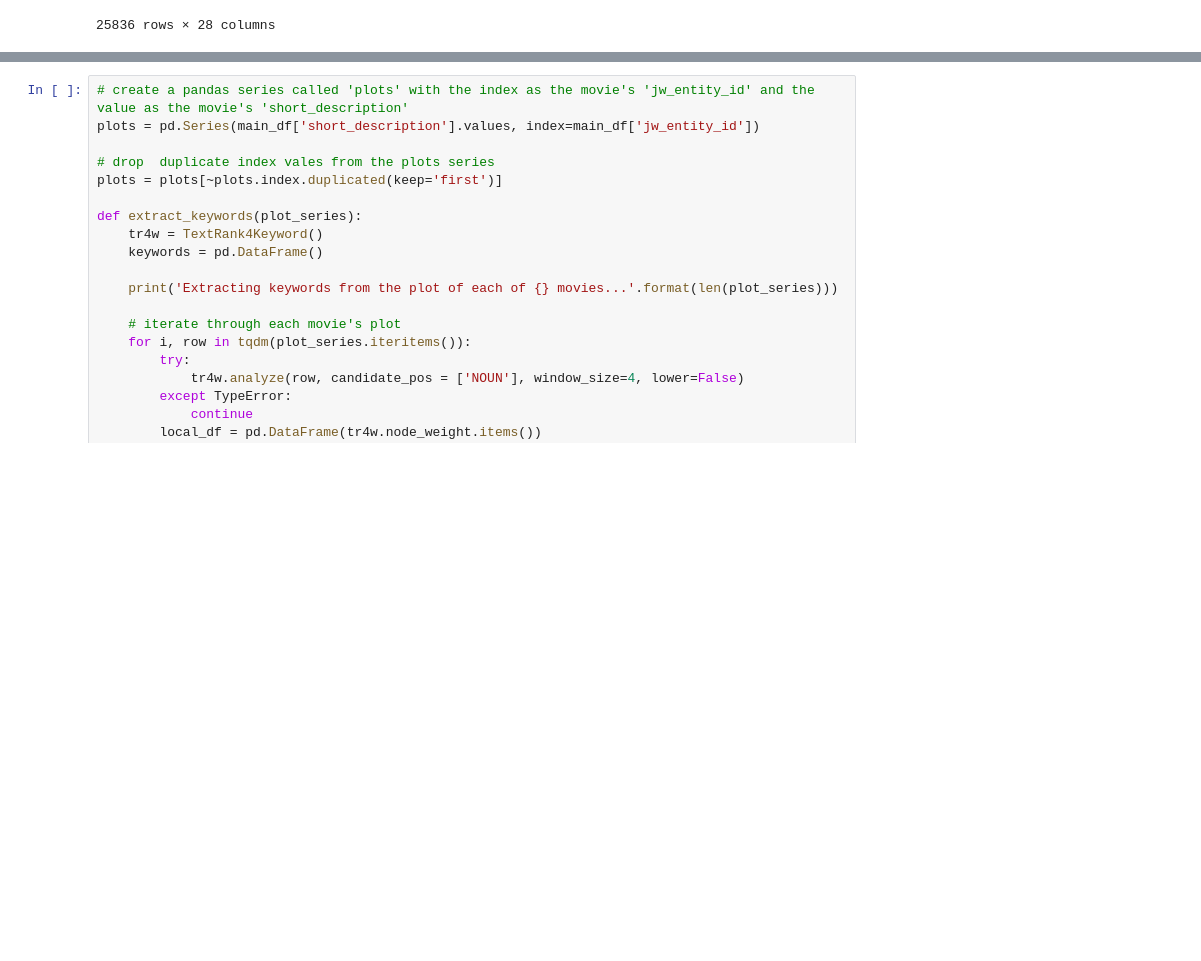
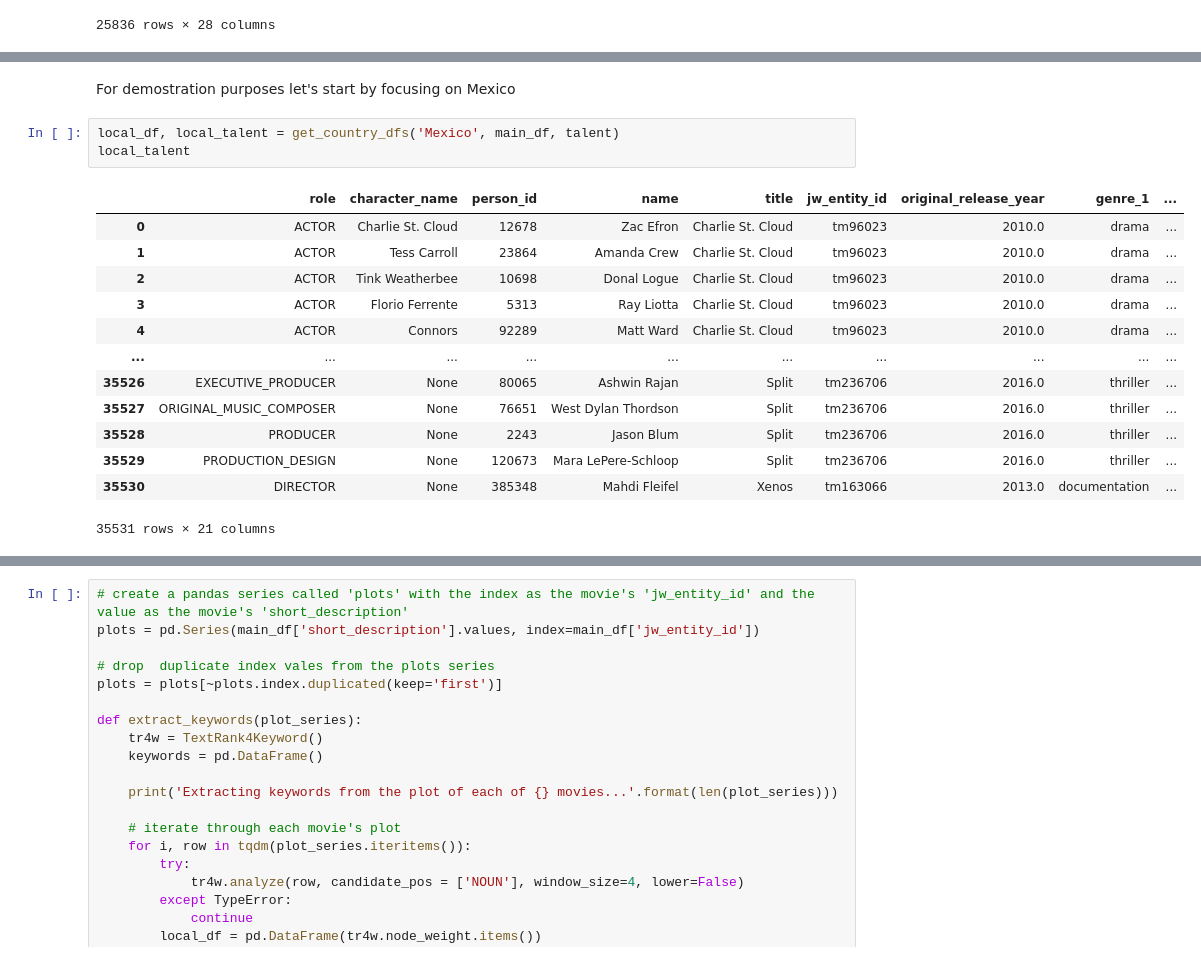
Before and after one commit to AlexCodeGlider/filmStreamingForecast, a Jupyter notebook: model.ipynb, the cells around one changed output, grey strips where cells are left out. Drawn from its saved outputs; the diff is of its cells as text; blank space fills up the shorter version.

```diff
--- a/model.ipynb
+++ b/model.ipynb
@@ -88,0 +87,19 @@ talent
+# %% [markdown]
+For demostration purposes let's start by focusing on Mexico
+# %%
+local_df, local_talent = get_country_dfs('Mexico', main_df, talent)
+local_talent
+# %% [output]
+|  | role | character_name | person_id | name | title | jw_entity_id | original_release_year | genre_1 | ... |
+| 0 | ACTOR | Charlie St. Cloud | 12678 | Zac Efron | Charlie St. Cloud | tm96023 | 2010.0 | drama | ... |
+| 1 | ACTOR | Tess Carroll | 23864 | Amanda Crew | Charlie St. Cloud | tm96023 | 2010.0 | drama | ... |
+| 2 | ACTOR | Tink Weatherbee | 10698 | Donal Logue | Charlie St. Cloud | tm96023 | 2010.0 | drama | ... |
+| 3 | ACTOR | Florio Ferrente | 5313 | Ray Liotta | Charlie St. Cloud | tm96023 | 2010.0 | drama | ... |
+| 4 | ACTOR | Connors | 92289 | Matt Ward | Charlie St. Cloud | tm96023 | 2010.0 | drama | ... |
+| ... | ... | ... | ... | ... | ... | ... | ... | ... | ... |
+| 35526 | EXECUTIVE_PRODUCER | None | 80065 | Ashwin Rajan | Split | tm236706 | 2016.0 | thriller | ... |
+| 35527 | ORIGINAL_MUSIC_COMPOSER | None | 76651 | West Dylan Thordson | Split | tm236706 | 2016.0 | thriller | ... |
+| 35528 | PRODUCER | None | 2243 | Jason Blum | Split | tm236706 | 2016.0 | thriller | ... |
+| 35529 | PRODUCTION_DESIGN | None | 120673 | Mara LePere-Schloop | Split | tm236706 | 2016.0 | thriller | ... |
+| 35530 | DIRECTOR | None | 385348 | Mahdi Fleifel | Xenos | tm163066 | 2013.0 | documentation | ... |
+35531 rows × 21 columns
```
Also changed, not shown: parts of 11 cells of this notebook, 3 other files.
